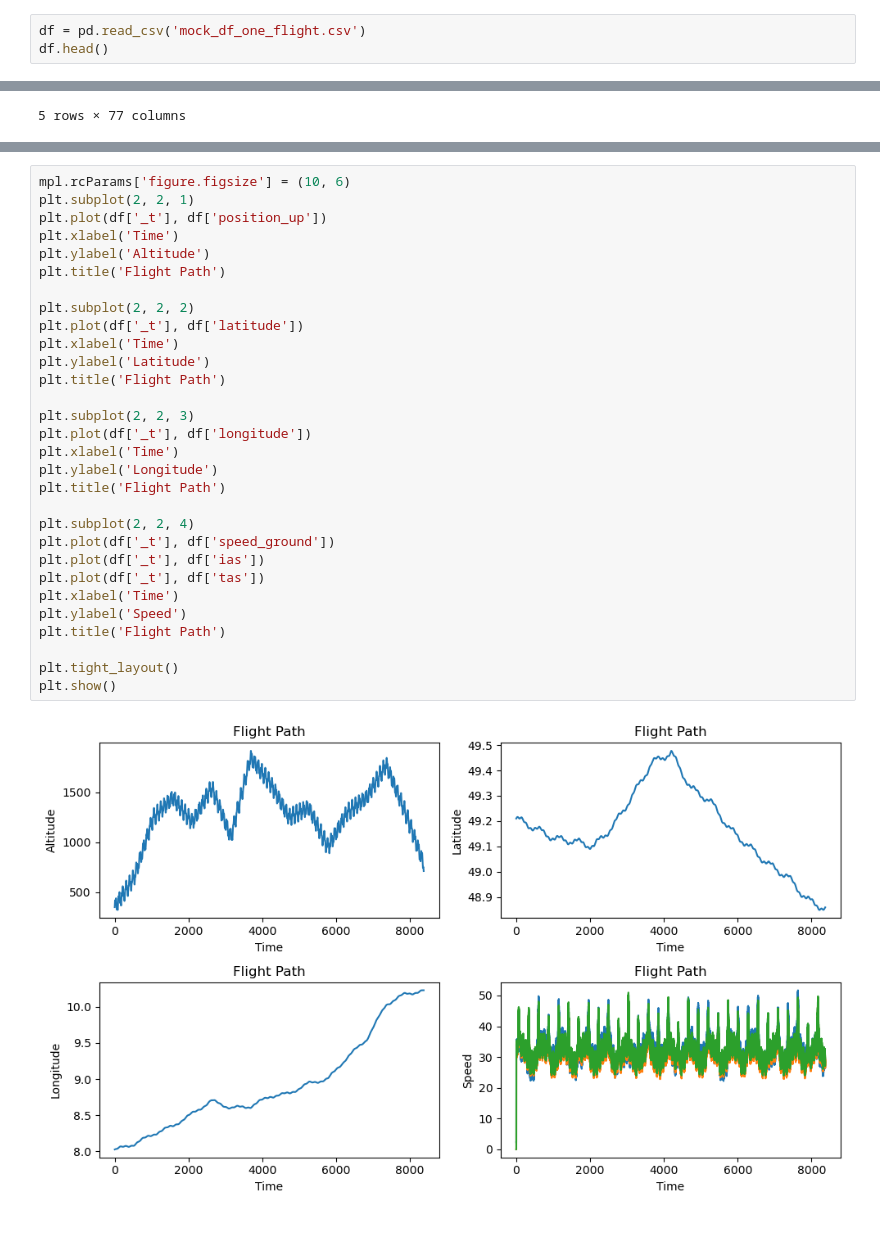
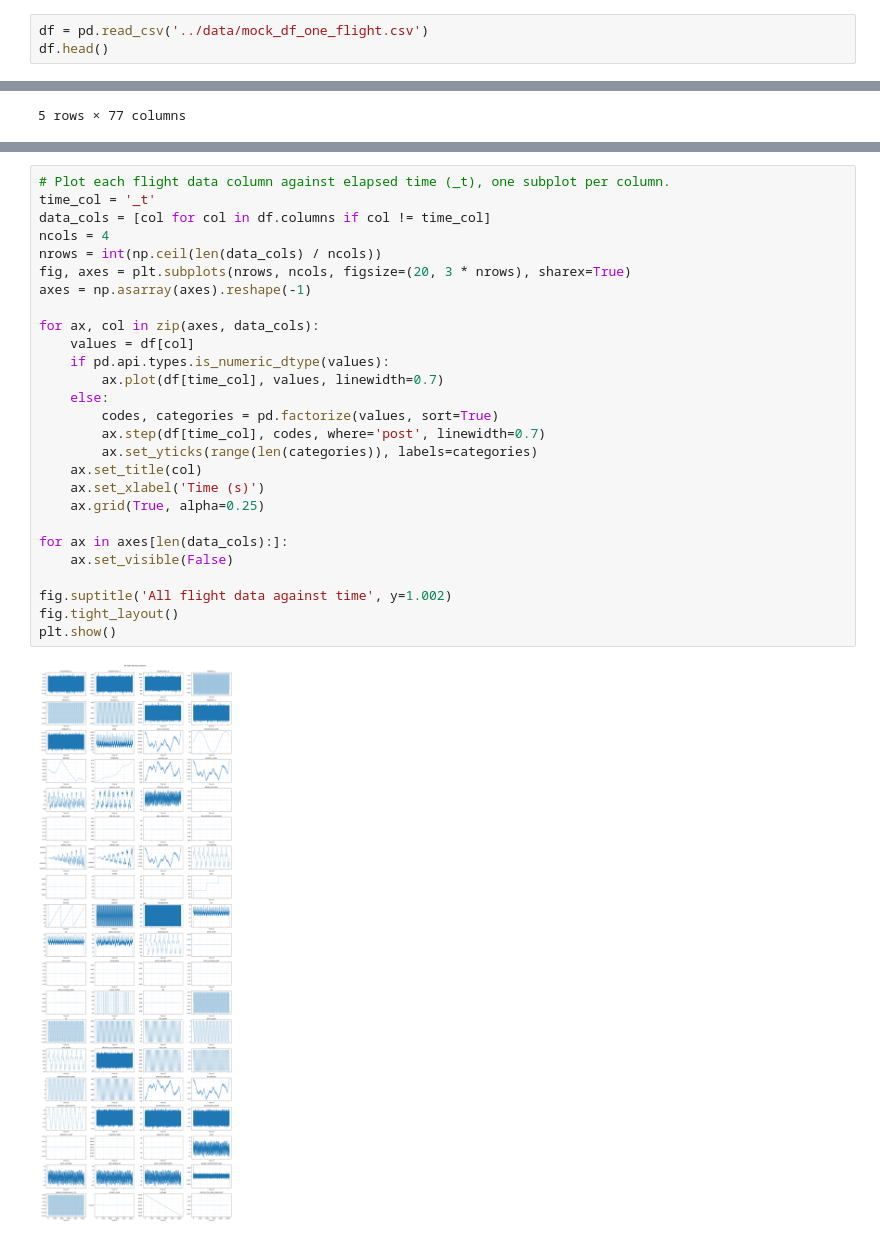
Before and after one commit to ninoyrahman/MLA, a Jupyter notebook: jupyter/MLA.ipynb, the cells around one changed output, grey strips where cells are left out. Drawn from its saved outputs; the diff is of its cells as text.

Commit message:
added some plot

```diff
--- a/jupyter/MLA.ipynb
+++ b/jupyter/MLA.ipynb
@@ -4,7 +4,7 @@ import matplotlib.pyplot as plt
 import pandas as pd
 import matplotlib as mpl
 # %%
-df = pd.read_csv('mock_df_one_flight.csv')
+df = pd.read_csv('../data/mock_df_one_flight.csv')
 df.head()
 # %% [output]
 |  | _t | acceleration_x | acceleration_y | acceleration_z | rotation_x | rotation_y | rotation_z | ... |
@@ -38,34 +38,31 @@ Index(['_t', 'acceleration_x', 'acceleration_y', 'acceleration_z',
        'dummy_for_data_alignment'],
       dtype='object')
 # %%
-mpl.rcParams['figure.figsize'] = (10, 6)
-plt.subplot(2, 2, 1)
-plt.plot(df['_t'], df['position_up'])
-plt.xlabel('Time')
-plt.ylabel('Altitude')
-plt.title('Flight Path')
+# Plot each flight data column against elapsed time (_t), one subplot per column.
+time_col = '_t'
+data_cols = [col for col in df.columns if col != time_col]
+ncols = 4
+nrows = int(np.ceil(len(data_cols) / ncols))
+fig, axes = plt.subplots(nrows, ncols, figsize=(20, 3 * nrows), sharex=True)
+axes = np.asarray(axes).reshape(-1)
 
-plt.subplot(2, 2, 2)
-plt.plot(df['_t'], df['latitude'])
-plt.xlabel('Time')
-plt.ylabel('Latitude')
-plt.title('Flight Path')
+for ax, col in zip(axes, data_cols):
+    values = df[col]
+    if pd.api.types.is_numeric_dtype(values):
+        ax.plot(df[time_col], values, linewidth=0.7)
+    else:
+        codes, categories = pd.factorize(values, sort=True)
+        ax.step(df[time_col], codes, where='post', linewidth=0.7)
+        ax.set_yticks(range(len(categories)), labels=categories)
+    ax.set_title(col)
+    ax.set_xlabel('Time (s)')
+    ax.grid(True, alpha=0.25)
 
-plt.subplot(2, 2, 3)
-plt.plot(df['_t'], df['longitude'])
-plt.xlabel('Time')
-plt.ylabel('Longitude')
-plt.title('Flight Path')
+for ax in axes[len(data_cols):]:
+    ax.set_visible(False)
 
-plt.subplot(2, 2, 4)
-plt.plot(df['_t'], df['speed_ground'])
-plt.plot(df['_t'], df['ias'])
-plt.plot(df['_t'], df['tas'])
-plt.xlabel('Time')
-plt.ylabel('Speed')
-plt.title('Flight Path')
-
-plt.tight_layout()
+fig.suptitle('All flight data against time', y=1.002)
+fig.tight_layout()
 plt.show()
 # %% [output]
-[figure, old version]
+[figure, new version]
```
